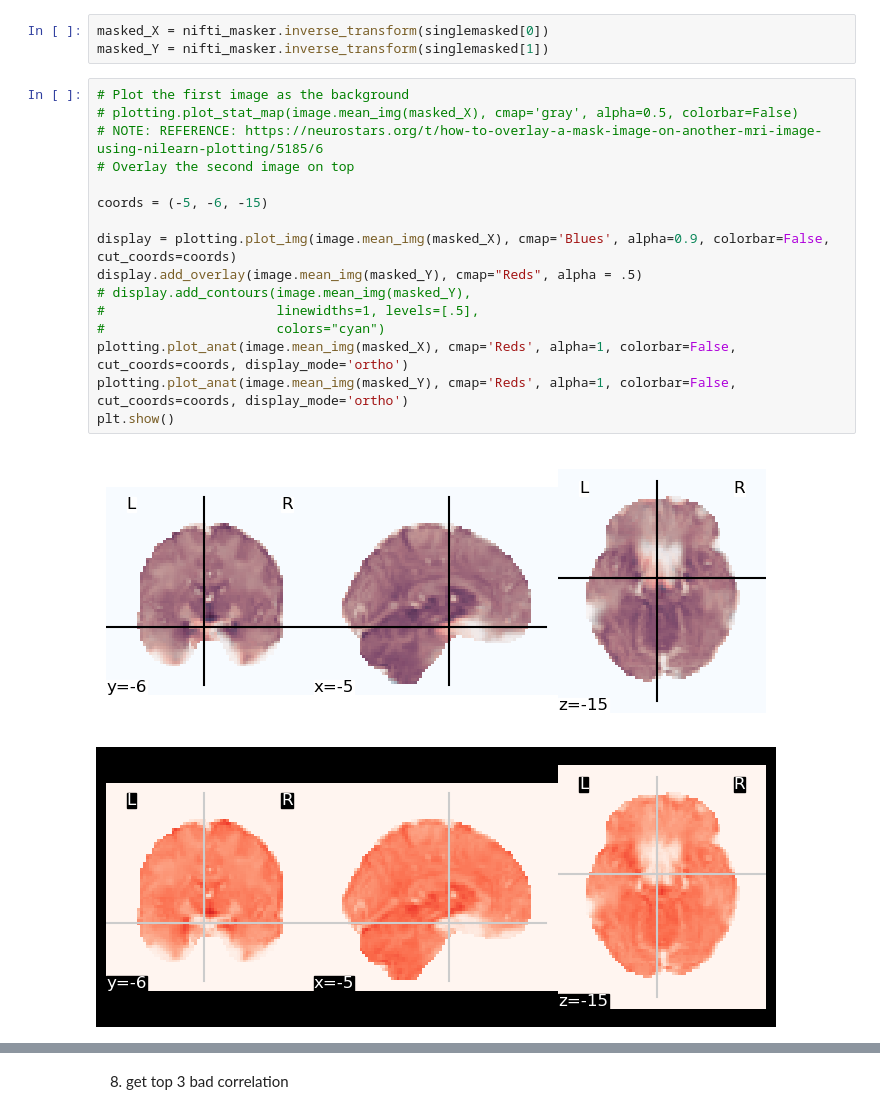
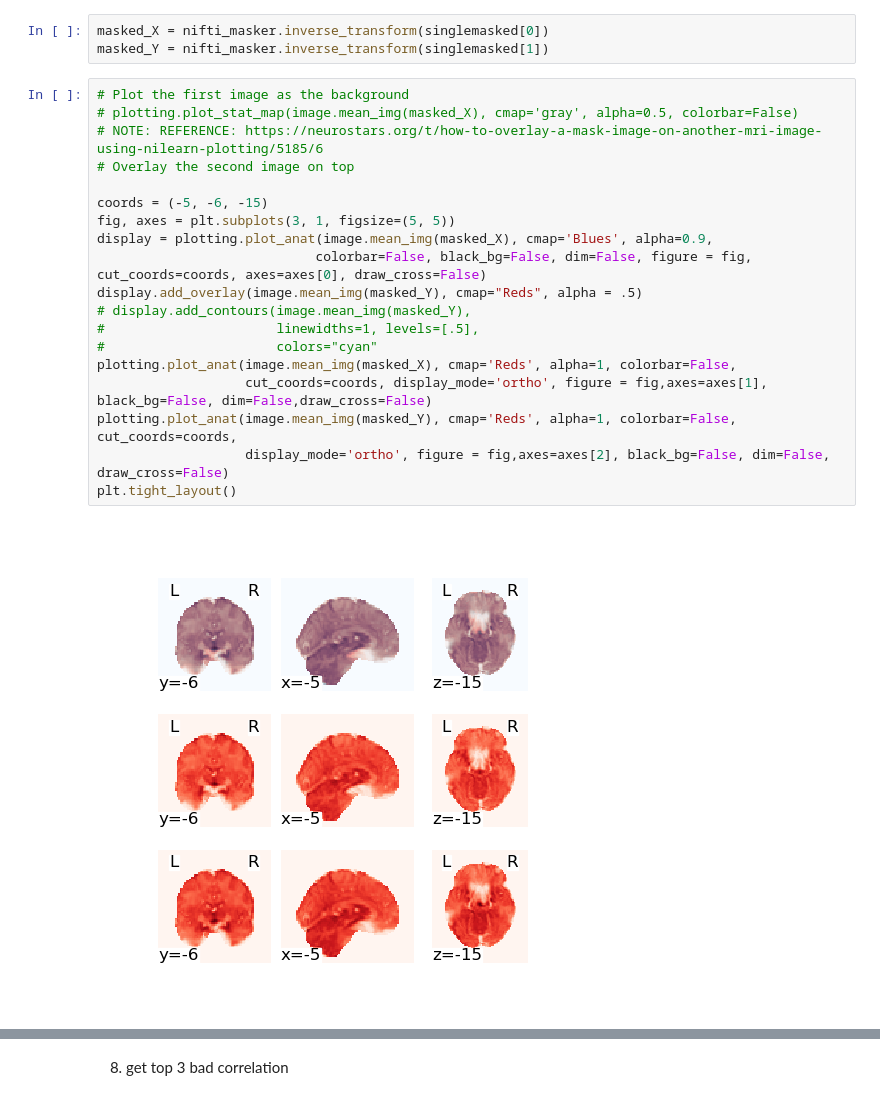
Before and after one commit to spatialtopology/preprocessing, a Jupyter notebook: spacetop_prep/qcplot/runwisecorr/sandbox.ipynb, the cells around one changed output, grey strips where cells are left out. Cells and saved outputs as stored; diff of their text form.

```diff
--- a/spacetop_prep/qcplot/runwisecorr/sandbox.ipynb
+++ b/spacetop_prep/qcplot/runwisecorr/sandbox.ipynb
@@ -137,19 +211,21 @@ masked_Y = nifti_masker.inverse_transform(singlemasked[1])
 # %%
 # Plot the first image as the background
 # plotting.plot_stat_map(image.mean_img(masked_X), cmap='gray', alpha=0.5, colorbar=False)
 # NOTE: REFERENCE: https://neurostars.org/t/how-to-overlay-a-mask-image-on-another-mri-image-using-nilearn-plotting/5185/6
 # Overlay the second image on top
 
 coords = (-5, -6, -15)
-
-display = plotting.plot_img(image.mean_img(masked_X), cmap='Blues', alpha=0.9, colorbar=False, cut_coords=coords)
+fig, axes = plt.subplots(3, 1, figsize=(5, 5))
+display = plotting.plot_anat(image.mean_img(masked_X), cmap='Blues', alpha=0.9,
+                            colorbar=False, black_bg=False, dim=False, figure = fig, cut_coords=coords, axes=axes[0], draw_cross=False)
 display.add_overlay(image.mean_img(masked_Y), cmap="Reds", alpha = .5)
 # display.add_contours(image.mean_img(masked_Y),
 #                      linewidths=1, levels=[.5],
-#                      colors="cyan")
-plotting.plot_anat(image.mean_img(masked_X), cmap='Reds', alpha=1, colorbar=False, cut_coords=coords, display_mode='ortho')
-plotting.plot_anat(image.mean_img(masked_Y), cmap='Reds', alpha=1, colorbar=False, cut_coords=coords, display_mode='ortho')
-plt.show()
+#                      colors="cyan"
+plotting.plot_anat(image.mean_img(masked_X), cmap='Reds', alpha=1, colorbar=False,
+                   cut_coords=coords, display_mode='ortho', figure = fig,axes=axes[1], black_bg=False, dim=False,draw_cross=False)
+plotting.plot_anat(image.mean_img(masked_Y), cmap='Reds', alpha=1, colorbar=False, cut_coords=coords,
+                   display_mode='ortho', figure = fig,axes=axes[2], black_bg=False, dim=False, draw_cross=False)
+plt.tight_layout()
 # %% [output]
-[figure, old version]
+[figure, new version]
-[figure, removed]
```
Also changed, not shown: parts of 11 cells of this notebook.
